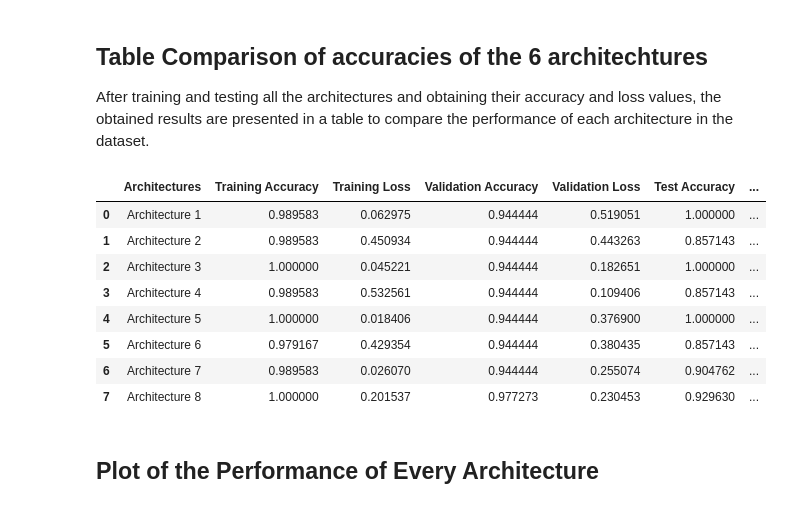
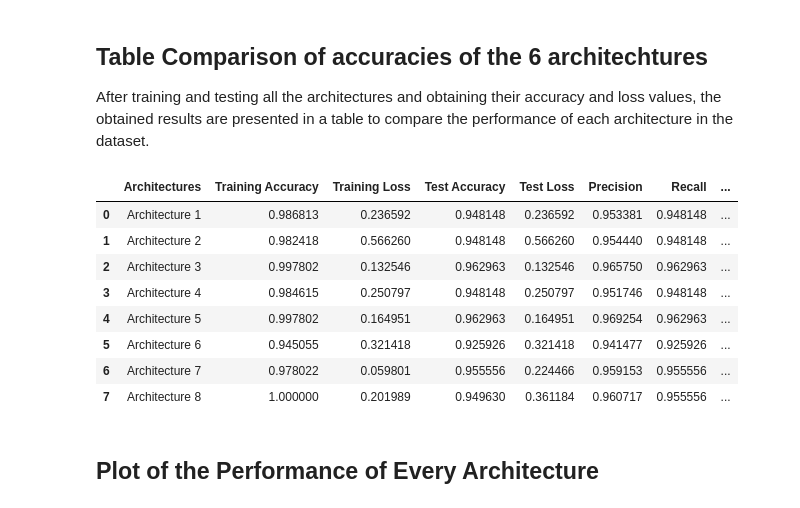
Before and after one commit to StadynR/HAR-imu-photogrammetry, a Jupyter notebook: Notebooks/Dataset 1/IMU.ipynb, the cells around one changed output. Cells and saved outputs as stored; diff of their text form; code cells hidden in the pictures.

```diff
--- a/Notebooks/Dataset 1/IMU.ipynb
+++ b/Notebooks/Dataset 1/IMU.ipynb
@@ -1739,4 +1739,4 @@ def cosine_schedule(base_lr, total_steps, warmup_steps):
 
     return step_fn
 # %%
-text_labels_f = np.repeat(text_labels.reshape(text_labels.shape[0], 1), n_outputs, axis=1)
+text_labels = np.repeat(text_labels.reshape(text_labels.shape[0], 1), reshaped_s.shape[1], axis=1)
@@ -1804,7 +1796,7 @@ precisions = []
 recalls = []
 f1_scores = []
 
-Y = text_labels_f
+Y = text_labels
 
 for id, (train_index, test_index) in enumerate(kfold.split(X)):
 
@@ -1817,7 +1809,7 @@ for id, (train_index, test_index) in enumerate(kfold.split(X)):
     print(f"y train length: {len(Y_train)}    y test length: {len(Y_test)}")
 
     # Get the input shape -> (samples, time steps, features)
-    n_timesteps, n_features, n_outputs = X_train.shape[1], X_train.shape[2], Y_train.shape[1]
+    n_timesteps, n_features, n_outputs = X_train.shape[1], X_train.shape[2], n_outputs
     print('n_timesteps: {}, n_features: {}, n_outputs: {}'.format(n_timesteps,n_features, n_outputs))
 
     model = create_model(n_outputs)
@@ -1919,4 +1911,4 @@ print("Mean Test Accuracy: %.2f%% (+/- %.2f%%)" % (arch8_test_acc * 100, np.std(
 print("Mean Test Loss: %.2f%%" % (arch8_test_loss * 100))
 print("Mean Precision: %.2f%% (+/- %.2f%%)" % (arch8_precision * 100, np.std(precisions) * 100))
 print("Mean Recall: %.2f%% (+/- %.2f%%)" % (arch8_recall * 100, np.std(recalls) * 100))
-print("Mean F1 score: %.2f (+/- %.2f)" % (arch8_f1_score, np.std(f1_scores)))
+print("Mean F1 score: %.2f%% (+/- %.2f%%)" % (arch8_f1_score * 100, np.std(f1_scores) * 100))
@@ -2107,47 +1952,49 @@ After training and testing all the architectures and obtaining their accuracy an
 # %%
 # Architectures labels
 archs = ["Architecture 1", "Architecture 2", "Architecture 3", "Architecture 4", "Architecture 5", "Architecture 6", "Architecture 7", "Architecture 8"]
 # Training accuracies of the architectures
 train_accs = [arch1_train_acc, arch2_train_acc, arch3_train_acc, arch4_train_acc, arch5_train_acc, arch6_train_acc, arch7_train_acc, arch8_train_acc]
 # Training losses of the architectures
 train_losses = [arch1_test_loss, arch2_test_loss, arch3_test_loss, arch4_test_loss, arch5_test_loss, arch6_test_loss, arch7_train_loss, arch8_train_loss]
-# Validation accuracies of the architectures
-val_accs = [arch1_val_acc, arch2_val_acc, arch3_val_acc, arch4_val_acc, arch5_val_acc, arch6_val_acc, arch7_val_acc, arch8_val_acc]
-# Validation losses of the architectures
-val_losses = [arch1_val_loss, arch2_val_loss, arch3_val_loss, arch4_val_loss, arch5_val_loss, arch6_val_loss, arch7_val_loss, arch8_val_loss]
 # Testing accuracies of the architectures
 test_accs = [arch1_test_acc, arch2_test_acc, arch3_test_acc, arch4_test_acc, arch5_test_acc, arch6_test_acc, arch7_test_acc, arch8_test_acc]
 # Testing losses of the architectures
-test_loss = [arch1_test_loss, arch2_test_loss, arch3_test_loss, arch4_test_loss, arch5_test_loss, arch6_test_loss, arch7_test_loss, arch8_test_loss]
+test_losses = [arch1_test_loss, arch2_test_loss, arch3_test_loss, arch4_test_loss, arch5_test_loss, arch6_test_loss, arch7_test_loss, arch8_test_loss]
+# Precisions of the architectures
+precisions = [arch1_precision, arch2_precision, arch3_precision, arch4_precision, arch5_precision, arch6_precision, arch7_precision, arch8_precision]
+# Recalls of the architectures
+recalls = [arch1_recall, arch2_recall, arch3_recall, arch4_recall, arch5_recall, arch6_recall, arch7_recall, arch8_recall]
+# F1 scores of the architectures
+f1_scores = [arch1_f1_score, arch2_f1_score, arch3_f1_score, arch4_f1_score, arch5_f1_score, arch6_f1_score, arch7_f1_score, arch8_f1_score]
 
-df = pd.DataFrame(list(zip(archs, train_accs, train_losses, val_accs, val_losses, test_accs, test_loss)),
-                  columns =['Architectures', 'Training Accuracy', 'Training Loss', 'Validation Accuracy', 'Validation Loss', 'Test Accuracy', 'Test Loss'])
+df = pd.DataFrame(list(zip(archs, train_accs, train_losses, test_accs, test_losses, precisions, recalls, f1_scores)),
+                  columns =['Architectures', 'Training Accuracy', 'Training Loss', 'Test Accuracy', 'Test Loss', 'Precision', 'Recall', 'F1 score'])
 df
 
 # Defining custom function which returns
 # the list for df.style.apply() method
 def highlight_max(s):
     is_max = s == s.max()
     return ['font-weight: %s' % 'bold' if cell else '' for cell in is_max]
 
 
 # Defining custom function which returns
 # the list for df.style.apply() method
 def highlight_min(s):
     is_min = s == s.min()
     return ['font-weight: %s' % 'bold' if cell else '' for cell in is_min]
 
-df.style.apply(highlight_max, subset = ['Training Accuracy', 'Validation Accuracy', 'Test Accuracy']).apply(highlight_min, subset = ['Training Loss', 'Validation Loss', 'Test Loss'])
+df.style.apply(highlight_max, subset = ['Training Accuracy', 'Test Accuracy', 'Precision', 'Recall', 'F1 score']).apply(highlight_min, subset = ['Training Loss', 'Test Loss'])
 # %% [output]
-|  | Architectures | Training Accuracy | Training Loss | Validation Accuracy | Validation Loss | Test Accuracy | ... |
-| 0 | Architecture 1 | 0.989583 | 0.062975 | 0.944444 | 0.519051 | 1.000000 | ... |
-| 1 | Architecture 2 | 0.989583 | 0.450934 | 0.944444 | 0.443263 | 0.857143 | ... |
-| 2 | Architecture 3 | 1.000000 | 0.045221 | 0.944444 | 0.182651 | 1.000000 | ... |
-| 3 | Architecture 4 | 0.989583 | 0.532561 | 0.944444 | 0.109406 | 0.857143 | ... |
-| 4 | Architecture 5 | 1.000000 | 0.018406 | 0.944444 | 0.376900 | 1.000000 | ... |
-| 5 | Architecture 6 | 0.979167 | 0.429354 | 0.944444 | 0.380435 | 0.857143 | ... |
-| 6 | Architecture 7 | 0.989583 | 0.026070 | 0.944444 | 0.255074 | 0.904762 | ... |
-| 7 | Architecture 8 | 1.000000 | 0.201537 | 0.977273 | 0.230453 | 0.929630 | ... |
+|  | Architectures | Training Accuracy | Training Loss | Test Accuracy | Test Loss | Precision | Recall | ... |
+| 0 | Architecture 1 | 0.986813 | 0.236592 | 0.948148 | 0.236592 | 0.953381 | 0.948148 | ... |
+| 1 | Architecture 2 | 0.982418 | 0.566260 | 0.948148 | 0.566260 | 0.954440 | 0.948148 | ... |
+| 2 | Architecture 3 | 0.997802 | 0.132546 | 0.962963 | 0.132546 | 0.965750 | 0.962963 | ... |
+| 3 | Architecture 4 | 0.984615 | 0.250797 | 0.948148 | 0.250797 | 0.951746 | 0.948148 | ... |
+| 4 | Architecture 5 | 0.997802 | 0.164951 | 0.962963 | 0.164951 | 0.969254 | 0.962963 | ... |
+| 5 | Architecture 6 | 0.945055 | 0.321418 | 0.925926 | 0.321418 | 0.941477 | 0.925926 | ... |
+| 6 | Architecture 7 | 0.978022 | 0.059801 | 0.955556 | 0.224466 | 0.959153 | 0.955556 | ... |
+| 7 | Architecture 8 | 1.000000 | 0.201989 | 0.949630 | 0.361184 | 0.960717 | 0.955556 | ... |
 # %% [markdown]
 ## Plot of the Performance of Every Architecture
 # %%
```
Also changed, not shown: parts of 14 cells of this notebook.
